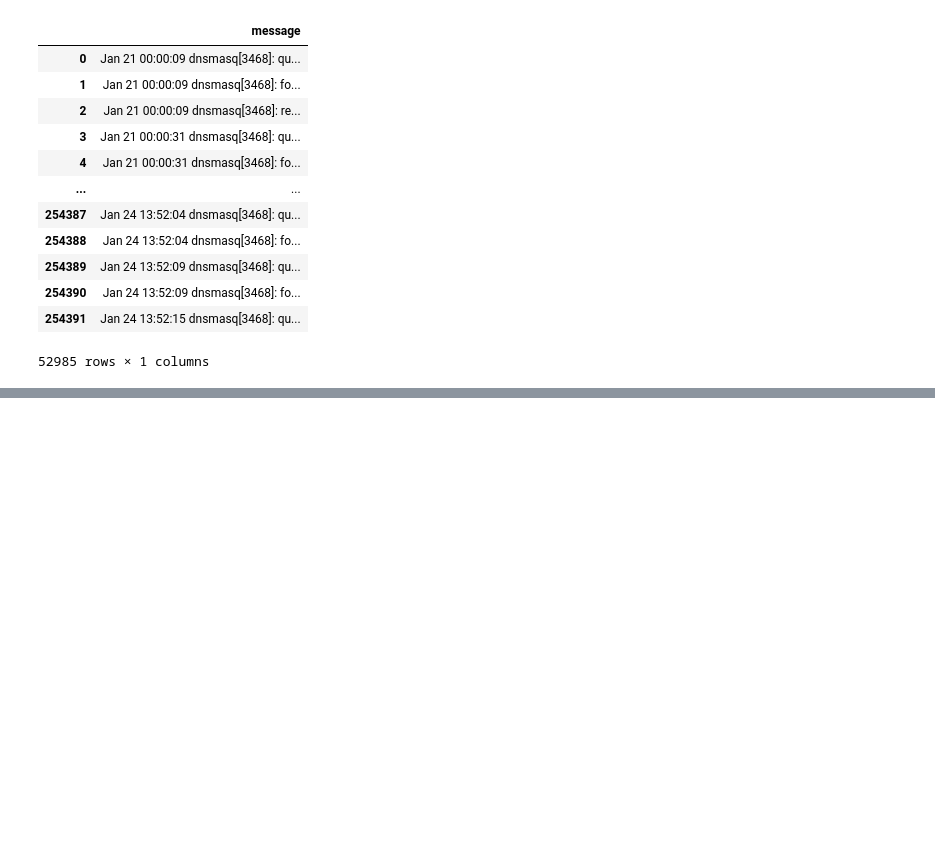
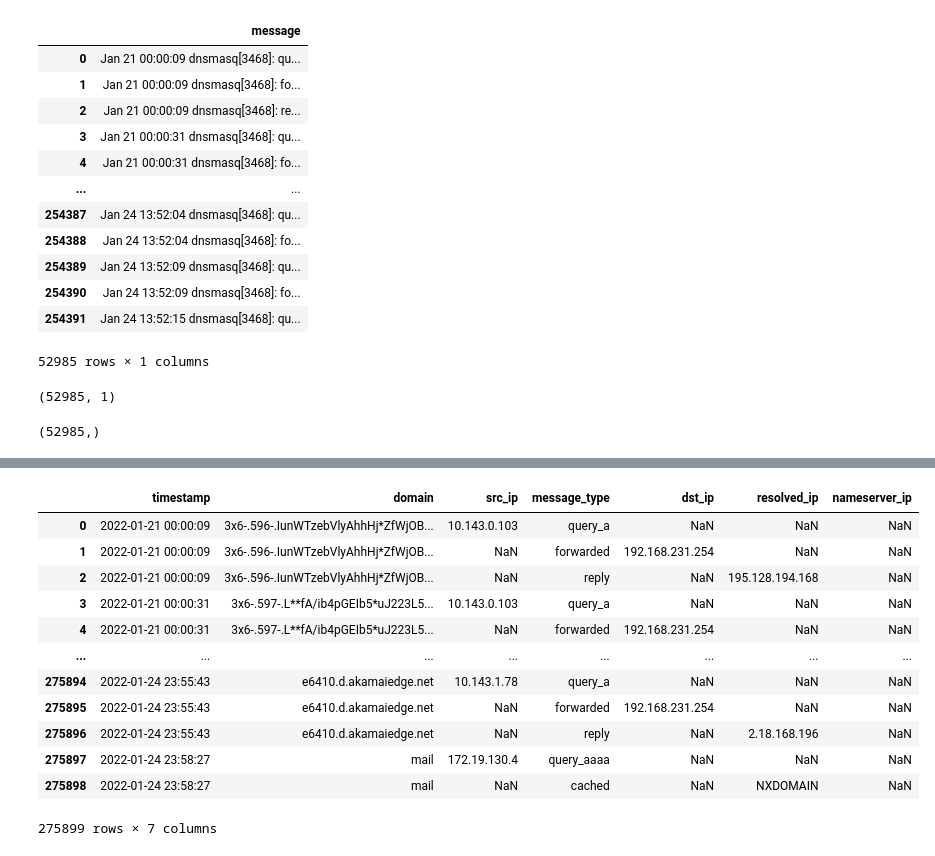
Before and after one commit to SlimTimster/IDSAlertCorrelaction_CySec_MasterThesis, a Jupyter notebook: AlertCorrelationUsingCountVectorizer/dnsmasq_domainRelatedTestingUnseenData.ipynb, the cells around one changed output, grey strips where cells are left out. Cells and saved outputs as stored; diff of their text form; code cells hidden in the pictures; blank space fills up the shorter version.

```diff
--- a/AlertCorrelationUsingCountVectorizer/dnsmasq_domainRelatedTestingUnseenData.ipynb
+++ b/AlertCorrelationUsingCountVectorizer/dnsmasq_domainRelatedTestingUnseenData.ipynb
@@ -683,3 +523,19 @@ df_attack_related
 # TODO: CLEAN UP CODE!!!
 # TODO: Weiter: attack-related parsen und wichtige features extrahieren. Dann daraus events generieren (time window based wahrscheinlich am sinnvollsten).
 # TODO: Diese events mit anderen events (aus den anderern logs) mergen
+# %%
+df_attack_related.shape
+# %% [output]
+(52985, 1)
+# %%
+attack_related_indices.shape
+# %% [output]
+(52985,)
+# %%
+from data_helper import parse_log
+
+#Call parse_log function on df['raw'] to parse the log lines
+df_attack_related = parse_log(df_raw["message"])
+
+df_attack_related
+# %% [output]
@@ -685,0 +543,13 @@ df_attack_related
+|  | timestamp | domain | src_ip | message_type | dst_ip | resolved_ip | nameserver_ip |
+| 0 | 2022-01-21 00:00:09 | 3x6-.596-.IunWTzebVlyAhhHj*ZfWjOB... | 10.143.0.103 | query_a | NaN | NaN | NaN |
+| 1 | 2022-01-21 00:00:09 | 3x6-.596-.IunWTzebVlyAhhHj*ZfWjOB... | NaN | forwarded | 192.168.231.254 | NaN | NaN |
+| 2 | 2022-01-21 00:00:09 | 3x6-.596-.IunWTzebVlyAhhHj*ZfWjOB... | NaN | reply | NaN | 195.128.194.168 | NaN |
+| 3 | 2022-01-21 00:00:31 | 3x6-.597-.L**fA/ib4pGEIb5*uJ223L5... | 10.143.0.103 | query_a | NaN | NaN | NaN |
+| 4 | 2022-01-21 00:00:31 | 3x6-.597-.L**fA/ib4pGEIb5*uJ223L5... | NaN | forwarded | 192.168.231.254 | NaN | NaN |
+| ... | ... | ... | ... | ... | ... | ... | ... |
+| 275894 | 2022-01-24 23:55:43 | e6410.d.akamaiedge.net | 10.143.1.78 | query_a | NaN | NaN | NaN |
+| 275895 | 2022-01-24 23:55:43 | e6410.d.akamaiedge.net | NaN | forwarded | 192.168.231.254 | NaN | NaN |
+| 275896 | 2022-01-24 23:55:43 | e6410.d.akamaiedge.net | NaN | reply | NaN | 2.18.168.196 | NaN |
+| 275897 | 2022-01-24 23:58:27 | mail | 172.19.130.4 | query_aaaa | NaN | NaN | NaN |
+| 275898 | 2022-01-24 23:58:27 | mail | NaN | cached | NaN | NXDOMAIN | NaN |
+275899 rows × 7 columns
```
Also changed, not shown: parts of 15 cells of this notebook, 1 other file.
